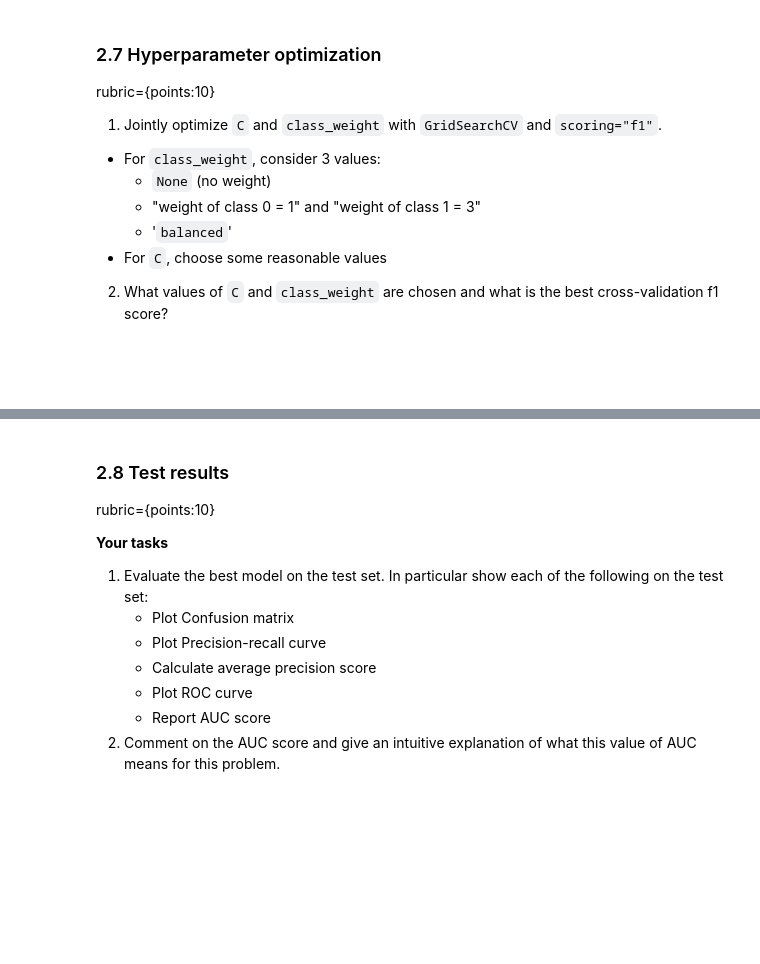
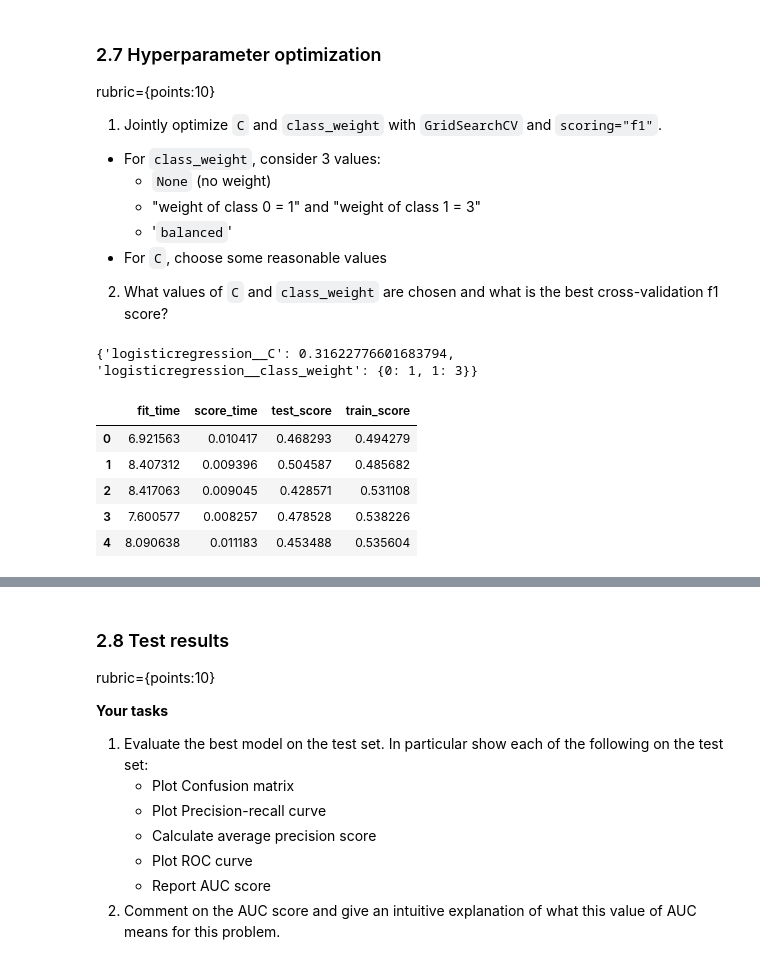
Before and after one commit to wangseann/cpsc330-2022W2, a Jupyter notebook: hw/hw5/hw5.ipynb, the cells around one changed output, grey strips where cells are left out. Cells and saved outputs as stored; diff of their text form; code cells hidden in the pictures; blank space fills up the shorter version.

```diff
--- a/hw/hw5/hw5.ipynb
+++ b/hw/hw5/hw5.ipynb
@@ -399,6 +442,3 @@ rubric={points:10}
     - '`balanced`'
   - For `C`, choose some reasonable values
 2. What values of `C` and `class_weight` are chosen and what is the best cross-validation f1 score?
-# %% [markdown]
-
-<br><br>
@@ -404,0 +452,24 @@ rubric={points:10}
+# %%
+grid_search = GridSearchCV(
+    pipe_lr_max_iter, param_grid, cv=5, n_jobs=-1, return_train_score = True, scoring="f1"
+)
+
+grid_search.fit(X_train, y_train)
+# grid_search.best_score_
+print(grid_search.best_params_)
+# %% [output]
+{'logisticregression__C': 0.31622776601683794, 'logisticregression__class_weight': {0: 1, 1: 3}}
+# %%
+scores_grid = cross_validate(
+    grid_search, X_train, y_train, return_train_score=True, scoring="f1"
+)
+
+
+pd.DataFrame(scores_grid)
+# %% [output]
+|  | fit_time | score_time | test_score | train_score |
+| 0 | 6.921563 | 0.010417 | 0.468293 | 0.494279 |
+| 1 | 8.407312 | 0.009396 | 0.504587 | 0.485682 |
+| 2 | 8.417063 | 0.009045 | 0.428571 | 0.531108 |
+| 3 | 7.600577 | 0.008257 | 0.478528 | 0.538226 |
+| 4 | 8.090638 | 0.011183 | 0.453488 | 0.535604 |
```
Also changed, not shown: parts of 39 cells of this notebook.
